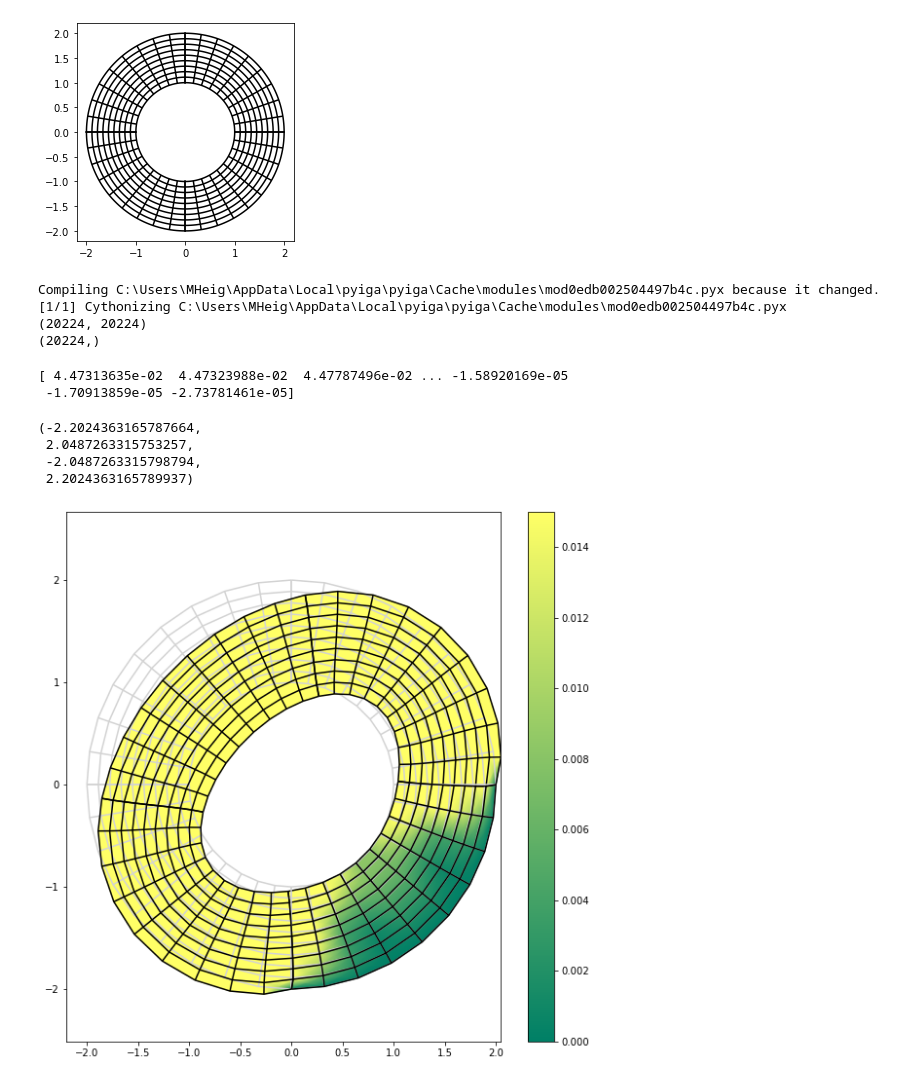
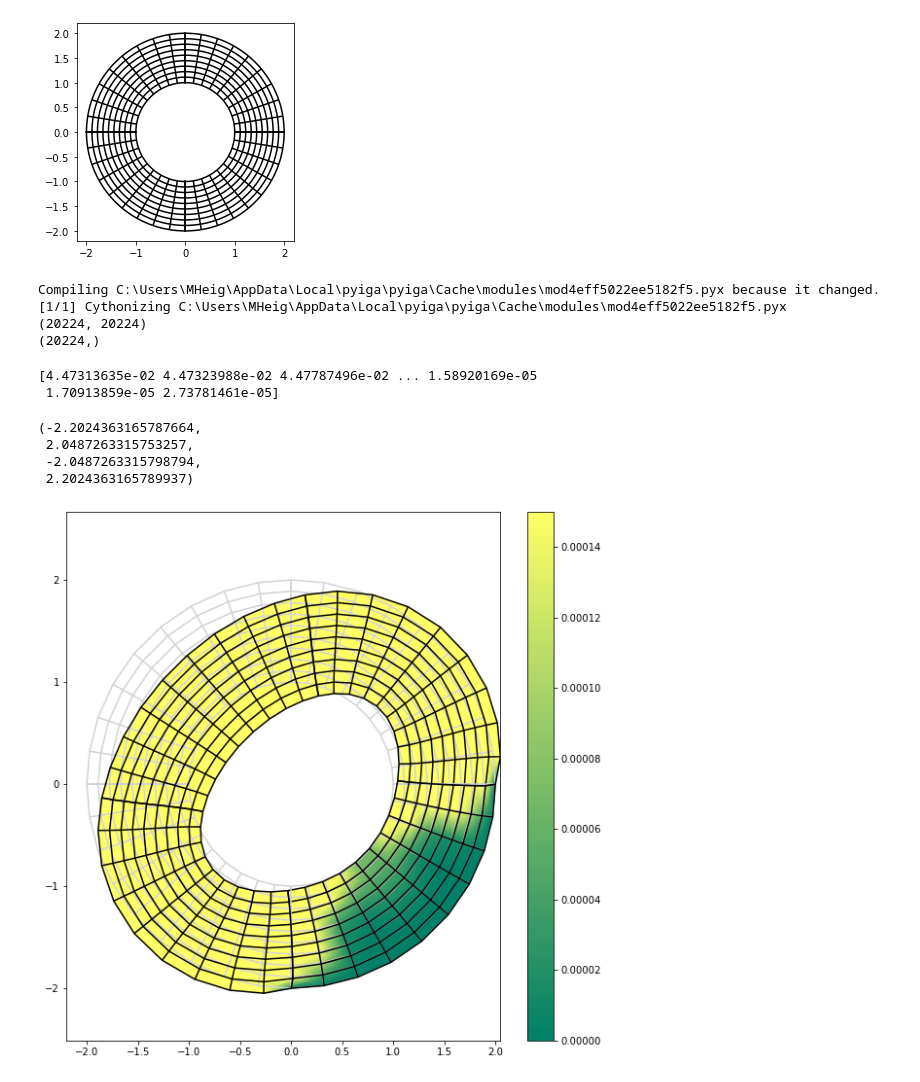
Before and after one commit to mh-0456/pyiga, a Jupyter notebook: notebooks/multipatch-annulus-saddle-st.ipynb, the cells around one changed output. Saved outputs shown, nothing was run; the diff lists cells and outputs as text; code cells hidden in the pictures.

```diff
--- a/notebooks/multipatch-annulus-saddle-st.ipynb
+++ b/notebooks/multipatch-annulus-saddle-st.ipynb
@@ -142,7 +142,7 @@ for p in range(MP_block.numpatches):
 
     # The whole patch-local stiffness matrix
     A_grad = assemble.assemble_vf(linelast_vf(2), kvs_ux, geo=geo_ux, symmetric=True)
-    A_div  = assemble.assemble('div(u) * p * dx', (kvs_ux, kvs_p), bfuns=[('u',2,0), ('p',1,1)], geo=geo_ux)
+    A_div  = assemble.assemble('-div(u) * p * dx', (kvs_ux, kvs_p), bfuns=[('u',2,0), ('p',1,1)], geo=geo_ux)
     A_0  = assemble.assemble('p * q * dx', kvs_p, bfuns=[('p',1,0), ('q',1,0)], geo=geo_ux)
 
     A_p = scipy.sparse.bmat(
@@ -175,8 +175,8 @@ for p in range(MP_block.numpatches):
 print(shape(A))
 print(shape(b))
 # %% [output]
-Compiling C:\Users\MHeig\AppData\Local\pyiga\pyiga\Cache\modules\mod0edb002504497b4c.pyx because it changed.
-[1/1] Cythonizing C:\Users\MHeig\AppData\Local\pyiga\pyiga\Cache\modules\mod0edb002504497b4c.pyx
+Compiling C:\Users\MHeig\AppData\Local\pyiga\pyiga\Cache\modules\mod4eff5022ee5182f5.pyx because it changed.
+[1/1] Cythonizing C:\Users\MHeig\AppData\Local\pyiga\pyiga\Cache\modules\mod4eff5022ee5182f5.pyx
 (20224, 20224)
 (20224,)
 # %%
@@ -197,8 +197,8 @@ u = LS.complete(u_sol)
 #print(shape(u))
 print(u)
 # %% [output]
-[ 4.47313635e-02  4.47323988e-02  4.47787496e-02 ... -1.58920169e-05
- -1.70913859e-05 -2.73781461e-05]
+[4.47313635e-02 4.47323988e-02 4.47787496e-02 ... 1.58920169e-05
+ 1.70913859e-05 2.73781461e-05]
 # %%
 #print(MP.numdofs) # global dofs (=all dofs interface dofs,i.e. 2x16-4 = 28)
 #print(2*MP.numdofs)
@@ -219,25 +219,25 @@ xygrid = (xgrid, xgrid)
 # %%
 ## nbc in parameter domain
 
 figsize(10,10)
 fig, ax = plt.subplots()
 
 len_xgrid= len(xgrid)
 
 
 for (u1_func, u2_func, (kvs, geo)) in zip(u1_funcs, u2_funcs, patches_u): #u_funcs
     dis1 = u1_func.grid_eval(xygrid) #x-value
     dis2 = u2_func.grid_eval(xygrid) #y-value
     dis = np.stack((dis1,dis2), axis=-1)
 
-    vis.plot_deformation(dis, ref, geo, ax, vmin=0.0, vmax=1.5e-2)
+    vis.plot_deformation(dis, ref, geo, ax, vmin=0.0, vmax=1.5e-4)
 
 
 colorbar();
 axis('equal')
 # %% [output]
 (-2.2024363165787664,
  2.0487263315753257,
  -2.0487263315798794,
  2.2024363165789937)
-[figure, old version]
+[figure, new version]
```
Also changed, not shown: 3 other files.
